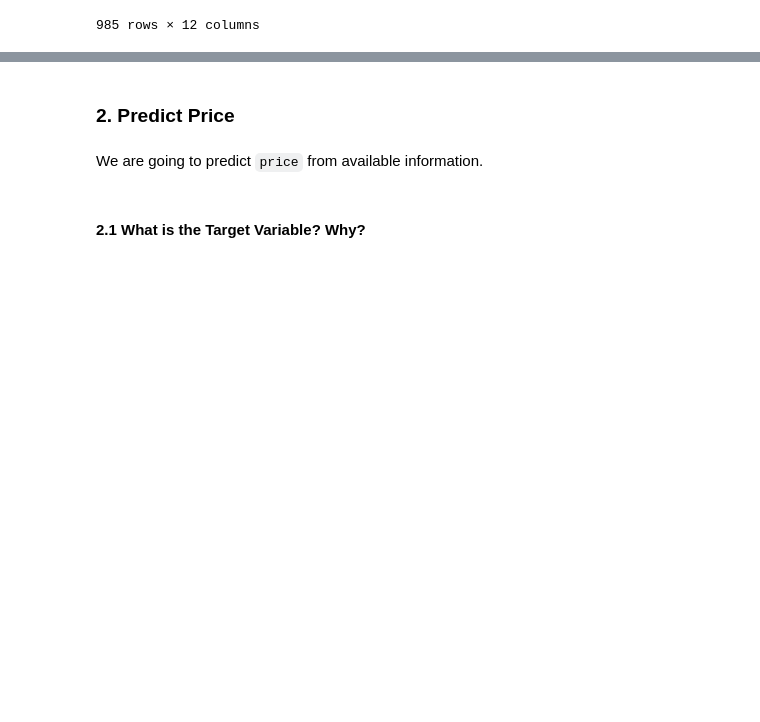
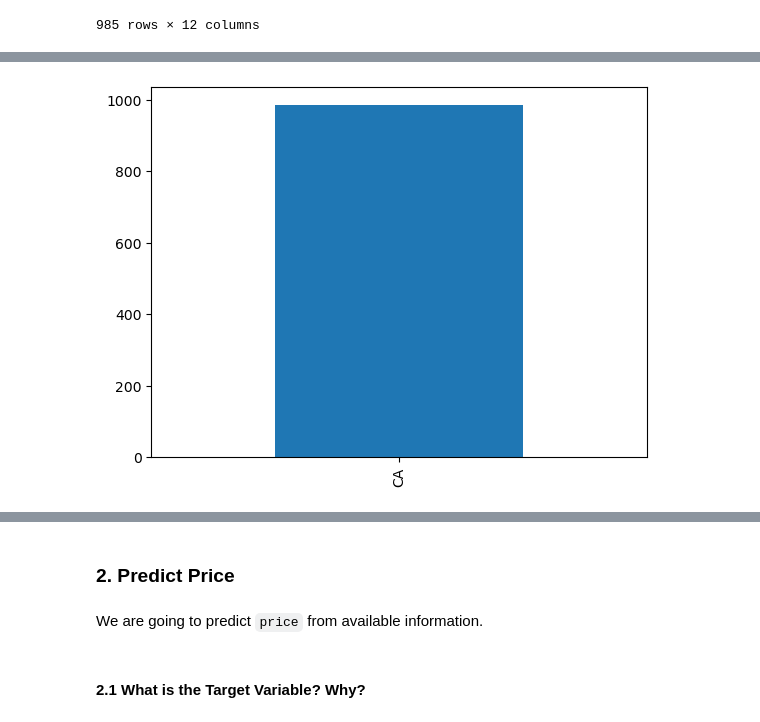
Before and after one commit to Brittles88/IOD, a Jupyter notebook: Module 4/LAB 4/IOD_Lab 4.1.1.ipynb, the cells around one changed output, grey strips where cells are left out. Drawn from its saved outputs; the diff is of its cells as text; code cells hidden in the pictures; blank space fills up the shorter version.

```diff
--- a/Module 4/LAB 4/IOD_Lab 4.1.1.ipynb
+++ b/Module 4/LAB 4/IOD_Lab 4.1.1.ipynb
@@ -43,0 +155,3 @@ df
+# %%
+#creating another type which has 0 beds,baths and sqft
+df.loc[df['beds'] == 0, 'type'] = 'Plot'
@@ -43,0 +163,4 @@ df
+# %%
+df['state'].value_counts().plot(kind='bar');
+# %% [output]
+[figure, added]
```
Also changed, not shown: parts of 66 cells of this notebook, 3 other files.
